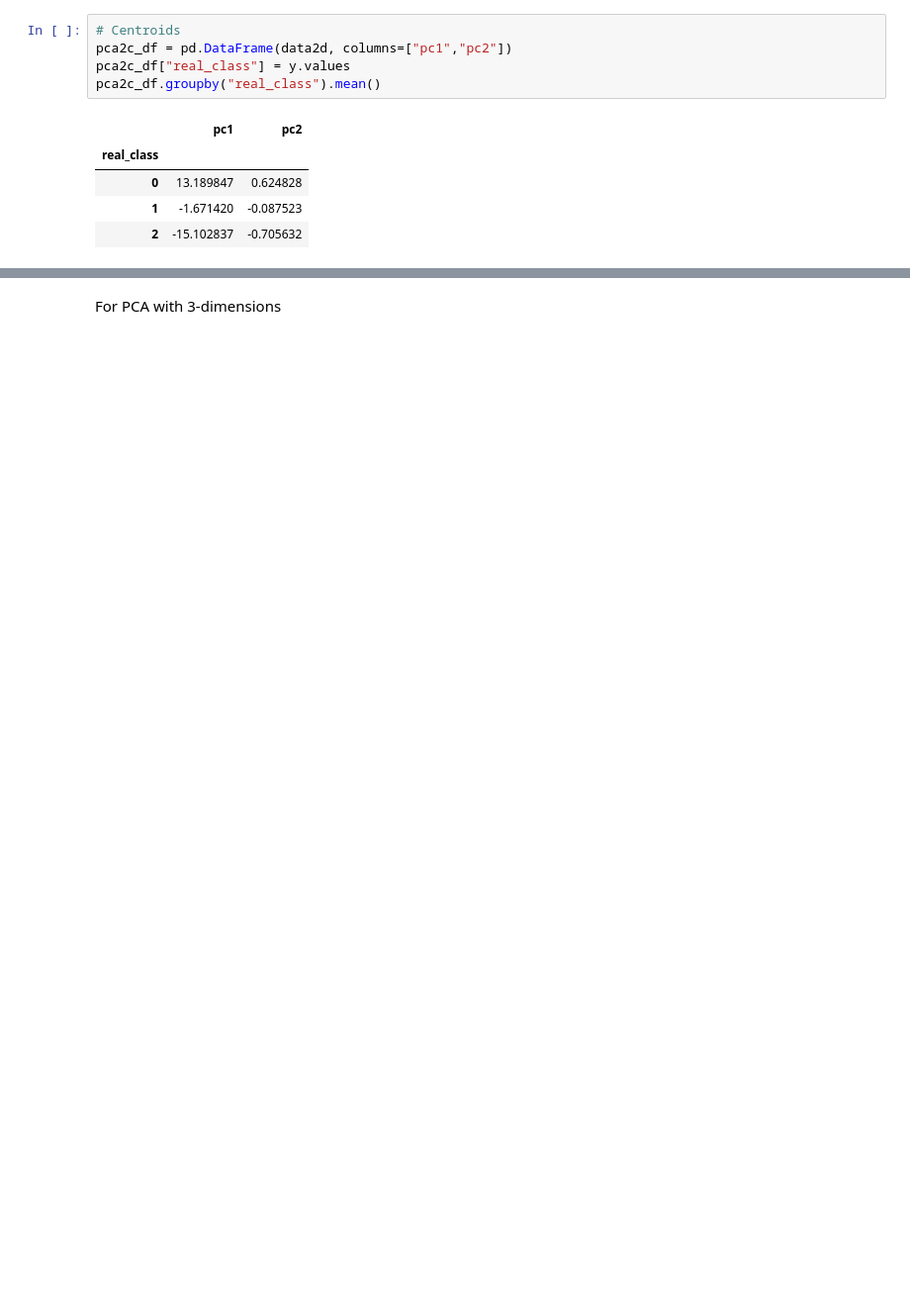
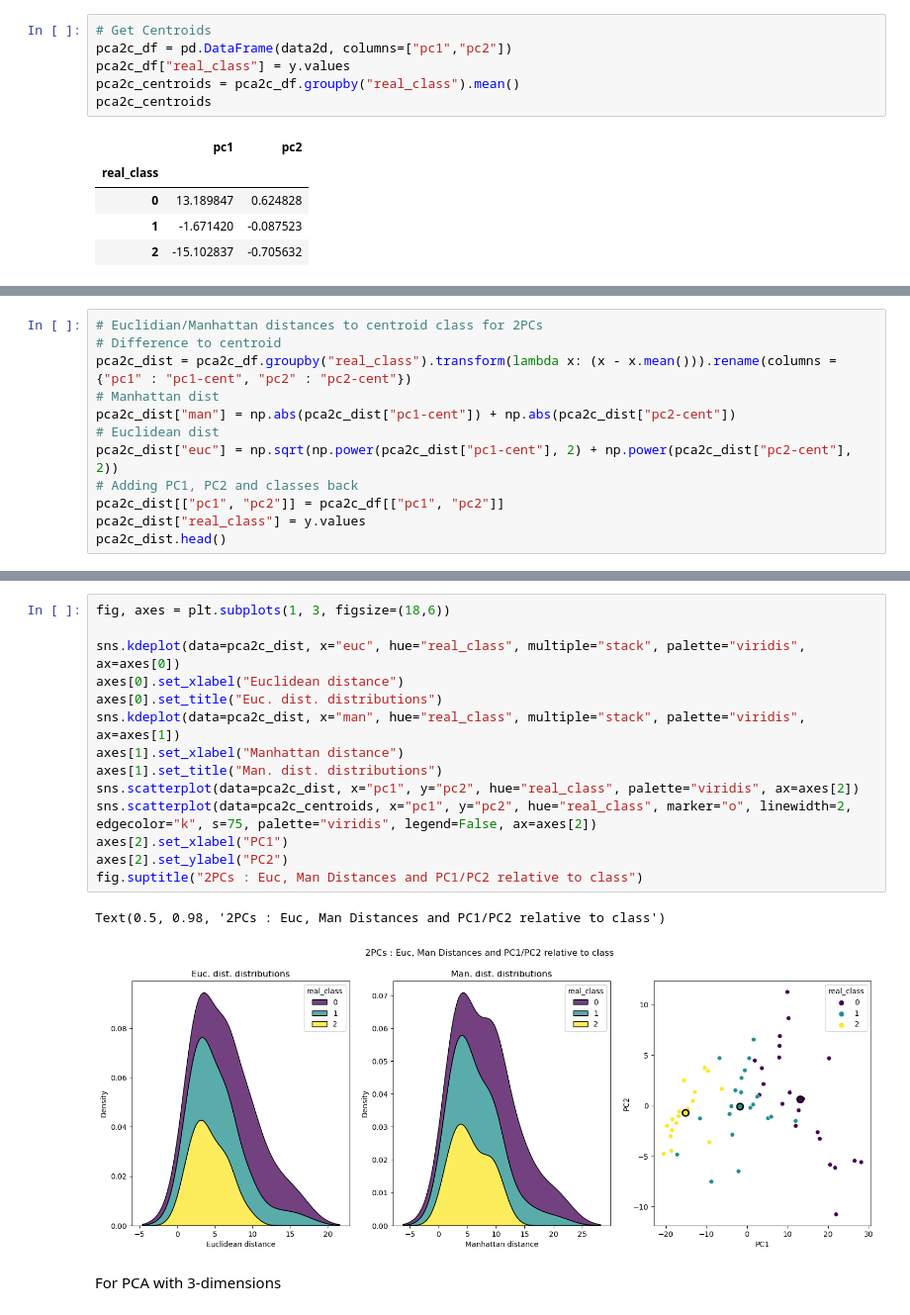
Before and after one commit to simlal/data-mining-assignments_bin710, a Jupyter notebook: dev1/tp1.ipynb, the cells around one changed output, grey strips where cells are left out. Shown at 99% size. Drawn from its saved outputs; the diff is of its cells as text; blank space fills up the shorter version.

Commit message:
Finish distances + NC classif

```diff
--- a/dev1/tp1.ipynb
+++ b/dev1/tp1.ipynb
@@ -276,8 +308,9 @@ For PCA with 2-dimensions
 # %%
-# Centroids
+# Get Centroids
 pca2c_df = pd.DataFrame(data2d, columns=["pc1","pc2"])
 pca2c_df["real_class"] = y.values
-pca2c_df.groupby("real_class").mean()
+pca2c_centroids = pca2c_df.groupby("real_class").mean()
+pca2c_centroids
 # %% [output]
 |  | pc1 | pc2 |
 | real_class |  |  |
@@ -307,0 +320,12 @@ Text(0.5, 0.98, 'Distributions for euclidian distances with PCA 2-dimensions')
+# %%
+# Euclidian/Manhattan distances to centroid class for 2PCs
+# Difference to centroid
+pca2c_dist = pca2c_df.groupby("real_class").transform(lambda x: (x - x.mean())).rename(columns = {"pc1" : "pc1-cent", "pc2" : "pc2-cent"})
+# Manhattan dist
+pca2c_dist["man"] = np.abs(pca2c_dist["pc1-cent"]) + np.abs(pca2c_dist["pc2-cent"])
+# Euclidean dist
+pca2c_dist["euc"] = np.sqrt(np.power(pca2c_dist["pc1-cent"], 2) + np.power(pca2c_dist["pc2-cent"], 2))
+# Adding PC1, PC2 and classes back
+pca2c_dist[["pc1", "pc2"]] = pca2c_df[["pc1", "pc2"]]
+pca2c_dist["real_class"] = y.values
+pca2c_dist.head()
@@ -308,3 +339,20 @@ Text(0.5, 0.98, 'Distributions for euclidian distances with PCA 2-dimensions')
+# %%
+fig, axes = plt.subplots(1, 3, figsize=(18,6))
+
+sns.kdeplot(data=pca2c_dist, x="euc", hue="real_class", multiple="stack", palette="viridis", ax=axes[0])
+axes[0].set_xlabel("Euclidean distance")
+axes[0].set_title("Euc. dist. distributions")
+sns.kdeplot(data=pca2c_dist, x="man", hue="real_class", multiple="stack", palette="viridis", ax=axes[1])
+axes[1].set_xlabel("Manhattan distance")
+axes[1].set_title("Man. dist. distributions")
+sns.scatterplot(data=pca2c_dist, x="pc1", y="pc2", hue="real_class", palette="viridis", ax=axes[2])
+sns.scatterplot(data=pca2c_centroids, x="pc1", y="pc2", hue="real_class", marker="o", linewidth=2, edgecolor="k", s=75, palette="viridis", legend=False, ax=axes[2])
+axes[2].set_xlabel("PC1")
+axes[2].set_ylabel("PC2")
+fig.suptitle("2PCs : Euc, Man Distances and PC1/PC2 relative to class")
+# %% [output]
+Text(0.5, 0.98, '2PCs : Euc, Man Distances and PC1/PC2 relative to class')
+[figure, added]
 # %% [markdown]
 For PCA with 3-dimensions
 # %%
```
Also changed, not shown: parts of 61 cells of this notebook.
